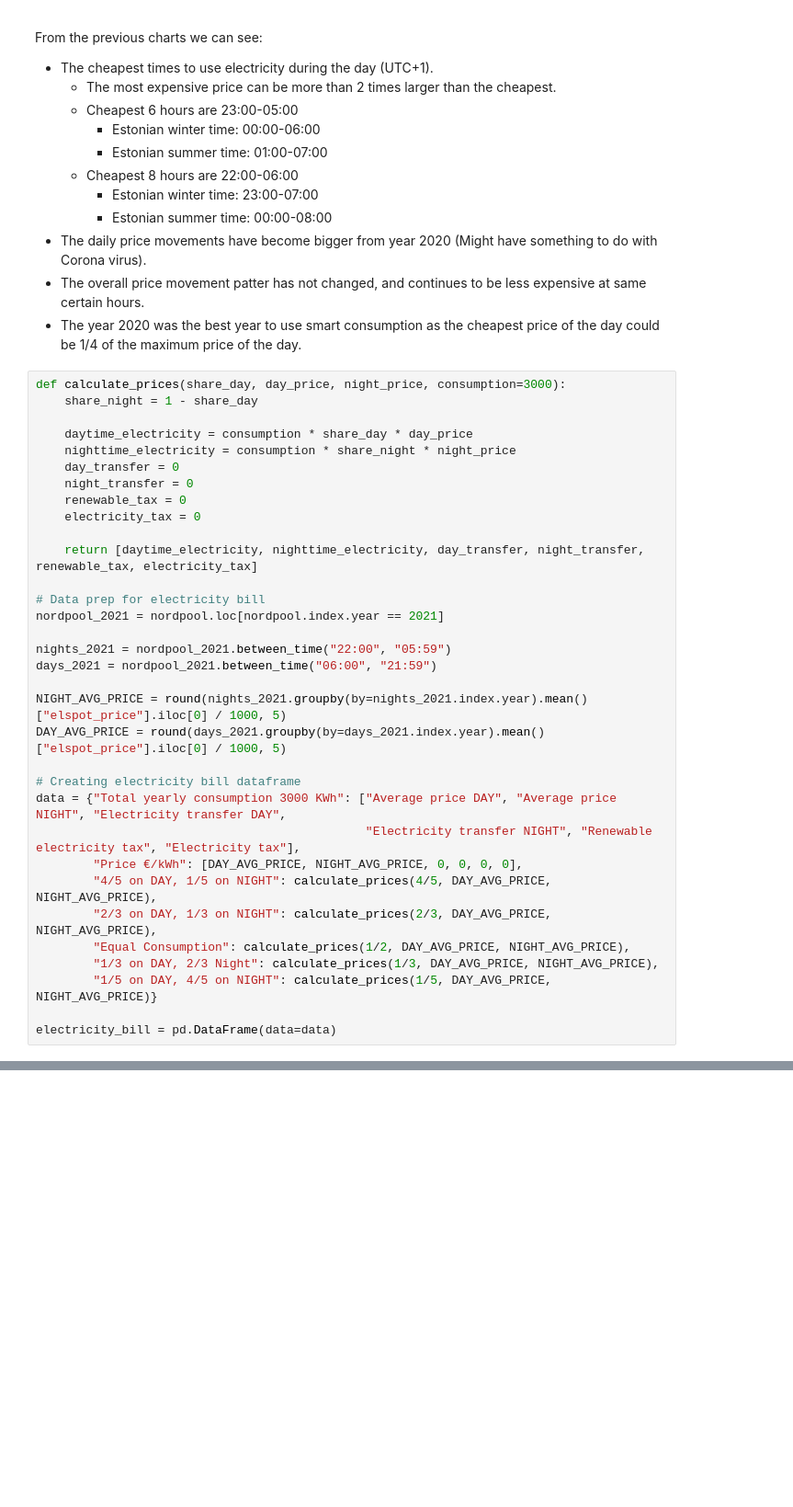
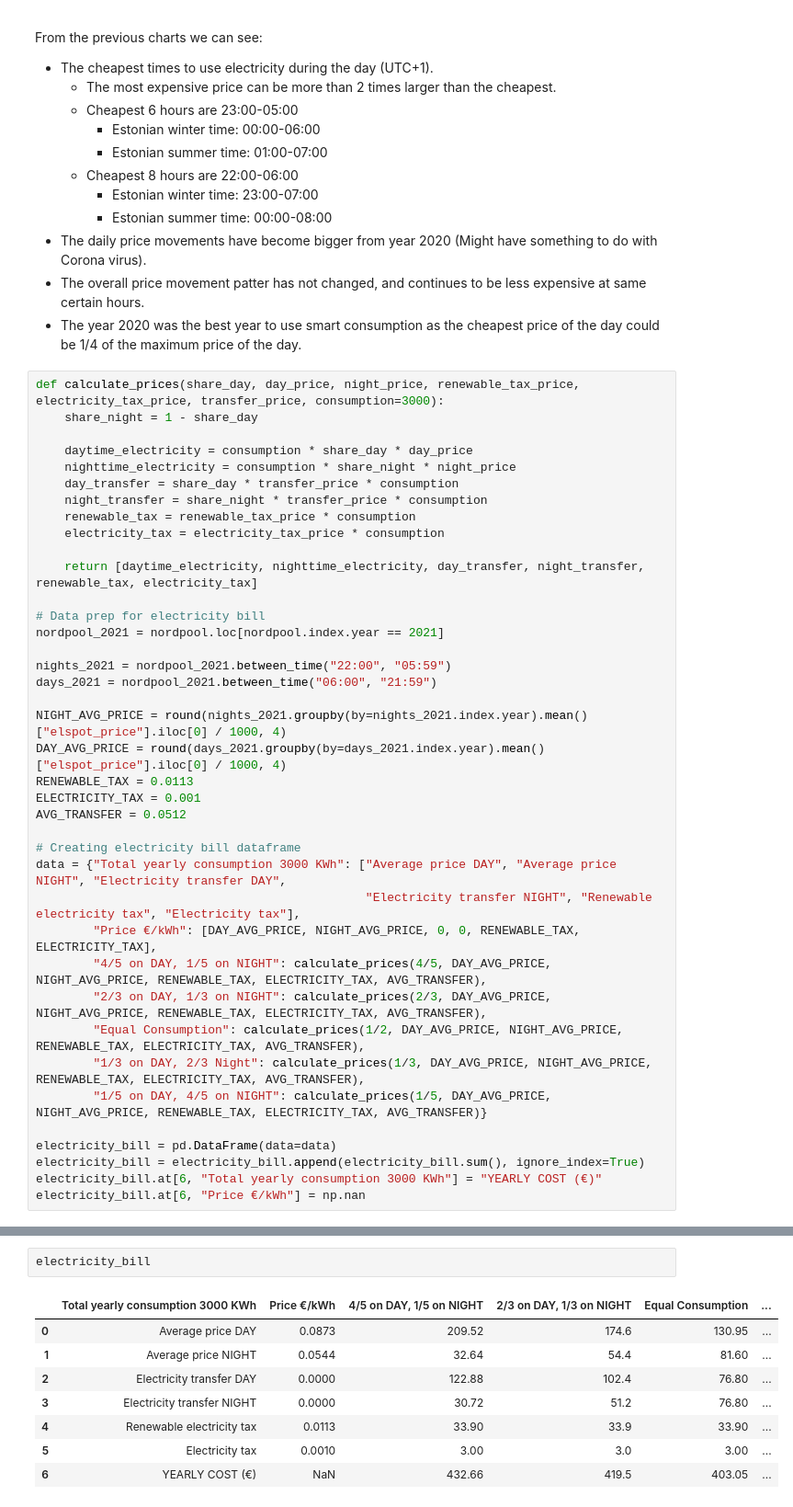
Before and after one commit to Rikuklane/D4-Electricity-Prices, a Jupyter notebook: visualization/smart_consumption_theory.ipynb, the cells around one changed output, grey strips where cells are left out. Shown at 92% size. Saved outputs shown, nothing was run; the diff lists cells and outputs as text; blank space fills up the shorter version.

```diff
--- a/visualization/smart_consumption_theory.ipynb
+++ b/visualization/smart_consumption_theory.ipynb
@@ -110,15 +111,15 @@ From the previous charts we can see:
  - The overall price movement patter has not changed, and continues to be less expensive at same certain hours.
  - The year 2020 was the best year to use smart consumption as the cheapest price of the day could be 1/4 of the maximum price of the day.
 # %%
-def calculate_prices(share_day, day_price, night_price, consumption=3000):
+def calculate_prices(share_day, day_price, night_price, renewable_tax_price, electricity_tax_price, transfer_price, consumption=3000):
     share_night = 1 - share_day
 
     daytime_electricity = consumption * share_day * day_price
     nighttime_electricity = consumption * share_night * night_price
-    day_transfer = 0
-    night_transfer = 0
-    renewable_tax = 0
-    electricity_tax = 0
+    day_transfer = share_day * transfer_price * consumption
+    night_transfer = share_night * transfer_price * consumption
+    renewable_tax = renewable_tax_price * consumption
+    electricity_tax = electricity_tax_price * consumption
 
     return [daytime_electricity, nighttime_electricity, day_transfer, night_transfer, renewable_tax, electricity_tax]
 
@@ -128,20 +129,26 @@ nordpool_2021 = nordpool.loc[nordpool.index.year == 2021]
 nights_2021 = nordpool_2021.between_time("22:00", "05:59")
 days_2021 = nordpool_2021.between_time("06:00", "21:59")
 
-NIGHT_AVG_PRICE = round(nights_2021.groupby(by=nights_2021.index.year).mean()["elspot_price"].iloc[0] / 1000, 5)
-DAY_AVG_PRICE = round(days_2021.groupby(by=days_2021.index.year).mean()["elspot_price"].iloc[0] / 1000, 5)
+NIGHT_AVG_PRICE = round(nights_2021.groupby(by=nights_2021.index.year).mean()["elspot_price"].iloc[0] / 1000, 4)
+DAY_AVG_PRICE = round(days_2021.groupby(by=days_2021.index.year).mean()["elspot_price"].iloc[0] / 1000, 4)
+RENEWABLE_TAX = 0.0113
+ELECTRICITY_TAX = 0.001
+AVG_TRANSFER = 0.0512
 
 # Creating electricity bill dataframe
 data = {"Total yearly consumption 3000 KWh": ["Average price DAY", "Average price NIGHT", "Electricity transfer DAY",
                                               "Electricity transfer NIGHT", "Renewable electricity tax", "Electricity tax"],
-        "Price €/kWh": [DAY_AVG_PRICE, NIGHT_AVG_PRICE, 0, 0, 0, 0],
-        "4/5 on DAY, 1/5 on NIGHT": calculate_prices(4/5, DAY_AVG_PRICE, NIGHT_AVG_PRICE),
-        "2/3 on DAY, 1/3 on NIGHT": calculate_prices(2/3, DAY_AVG_PRICE, NIGHT_AVG_PRICE),
-        "Equal Consumption": calculate_prices(1/2, DAY_AVG_PRICE, NIGHT_AVG_PRICE),
-        "1/3 on DAY, 2/3 Night": calculate_prices(1/3, DAY_AVG_PRICE, NIGHT_AVG_PRICE),
-        "1/5 on DAY, 4/5 on NIGHT": calculate_prices(1/5, DAY_AVG_PRICE, NIGHT_AVG_PRICE)}
+        "Price €/kWh": [DAY_AVG_PRICE, NIGHT_AVG_PRICE, 0, 0, RENEWABLE_TAX, ELECTRICITY_TAX],
+        "4/5 on DAY, 1/5 on NIGHT": calculate_prices(4/5, DAY_AVG_PRICE, NIGHT_AVG_PRICE, RENEWABLE_TAX, ELECTRICITY_TAX, AVG_TRANSFER),
+        "2/3 on DAY, 1/3 on NIGHT": calculate_prices(2/3, DAY_AVG_PRICE, NIGHT_AVG_PRICE, RENEWABLE_TAX, ELECTRICITY_TAX, AVG_TRANSFER),
+        "Equal Consumption": calculate_prices(1/2, DAY_AVG_PRICE, NIGHT_AVG_PRICE, RENEWABLE_TAX, ELECTRICITY_TAX, AVG_TRANSFER),
+        "1/3 on DAY, 2/3 Night": calculate_prices(1/3, DAY_AVG_PRICE, NIGHT_AVG_PRICE, RENEWABLE_TAX, ELECTRICITY_TAX, AVG_TRANSFER),
+        "1/5 on DAY, 4/5 on NIGHT": calculate_prices(1/5, DAY_AVG_PRICE, NIGHT_AVG_PRICE, RENEWABLE_TAX, ELECTRICITY_TAX, AVG_TRANSFER)}
 
 electricity_bill = pd.DataFrame(data=data)
+electricity_bill = electricity_bill.append(electricity_bill.sum(), ignore_index=True)
+electricity_bill.at[6, "Total yearly consumption 3000 KWh"] = "YEARLY COST (€)"
+electricity_bill.at[6, "Price €/kWh"] = np.nan
 # %% [markdown]
 ## How much could have been saved on electricity by using smart consumption in 2021?
 Let's compare consumption on day and night in various different ways.
@@ -164,0 +175,11 @@ electricity_bill
+# %%
+electricity_bill
+# %% [output]
+|  | Total yearly consumption 3000 KWh | Price €/kWh | 4/5 on DAY, 1/5 on NIGHT | 2/3 on DAY, 1/3 on NIGHT | Equal Consumption | ... |
+| 0 | Average price DAY | 0.0873 | 209.52 | 174.6 | 130.95 | ... |
+| 1 | Average price NIGHT | 0.0544 | 32.64 | 54.4 | 81.60 | ... |
+| 2 | Electricity transfer DAY | 0.0000 | 122.88 | 102.4 | 76.80 | ... |
+| 3 | Electricity transfer NIGHT | 0.0000 | 30.72 | 51.2 | 76.80 | ... |
+| 4 | Renewable electricity tax | 0.0113 | 33.90 | 33.9 | 33.90 | ... |
+| 5 | Electricity tax | 0.0010 | 3.00 | 3.0 | 3.00 | ... |
+| 6 | YEARLY COST (€) | NaN | 432.66 | 419.5 | 403.05 | ... |
```
Also changed, not shown: parts of 7 cells of this notebook, 2 other files.
